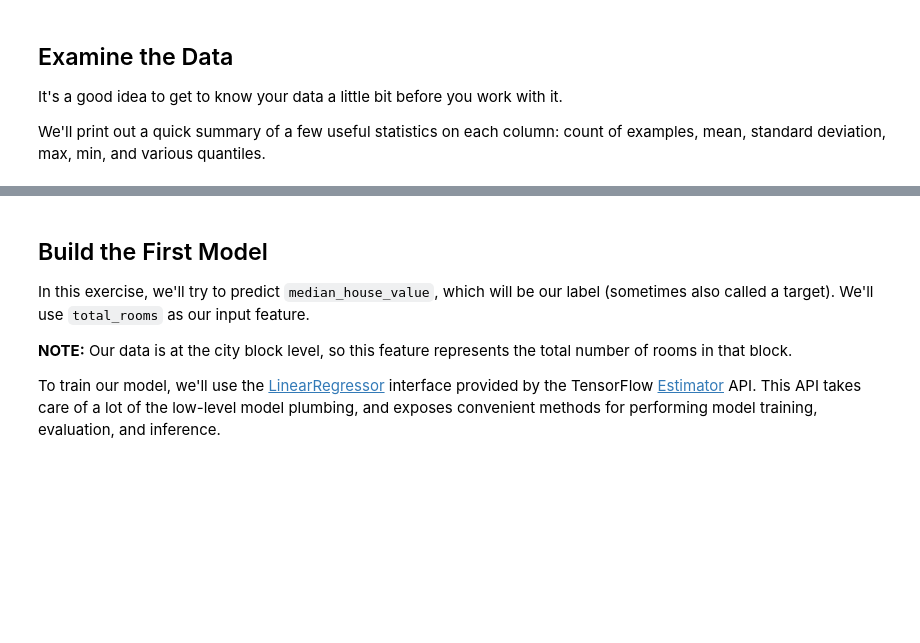
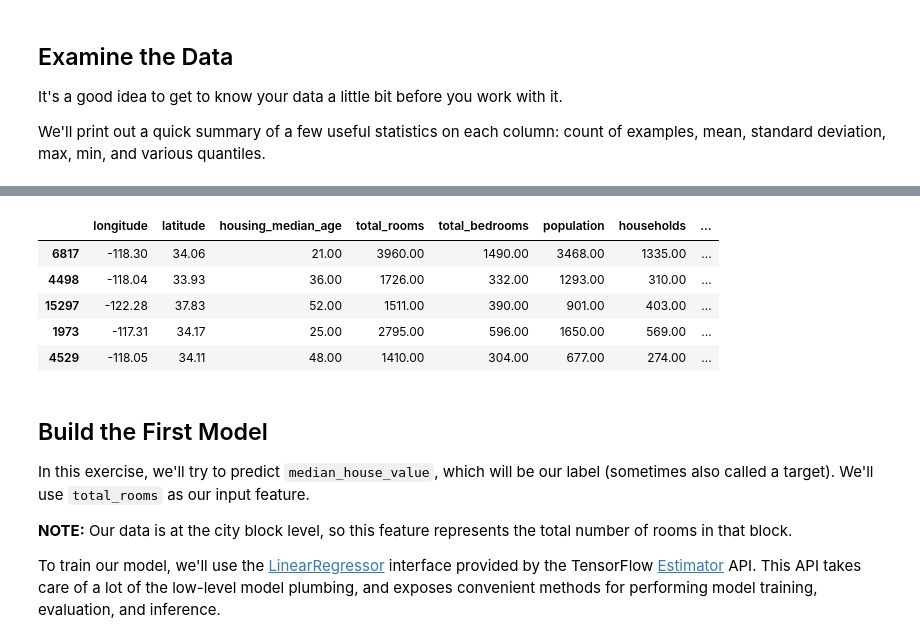
Before and after one commit to savvyjain/g-ml-crash-course, a Jupyter notebook: First_steps_with_tensor_flow.ipynb, the cells around one changed output, grey strips where cells are left out. Saved outputs shown, nothing was run; the diff lists cells and outputs as text; code cells hidden in the pictures; blank space fills up the shorter version.

```diff
--- a/First_steps_with_tensor_flow.ipynb
+++ b/First_steps_with_tensor_flow.ipynb
@@ -44,7 +44,7 @@ from tensorflow.python.data import Dataset
 
 tf.logging.set_verbosity(tf.logging.ERROR)
 pd.options.display.max_rows = 10
-pd.options.display.float_format = '{:.1f}'.format
+pd.options.display.float_format = '{:.2f}'.format
 # %% [markdown]
 Next, we'll load our data set.
 # %%
@@ -67,3 +92,12 @@ california_housing_dataframe.describe()
+# %%
+california_housing_dataframe.head()
+# %% [output]
+|  | longitude | latitude | housing_median_age | total_rooms | total_bedrooms | population | households | ... |
+| 6817 | -118.30 | 34.06 | 21.00 | 3960.00 | 1490.00 | 3468.00 | 1335.00 | ... |
+| 4498 | -118.04 | 33.93 | 36.00 | 1726.00 | 332.00 | 1293.00 | 310.00 | ... |
+| 15297 | -122.28 | 37.83 | 52.00 | 1511.00 | 390.00 | 901.00 | 403.00 | ... |
+| 1973 | -117.31 | 34.17 | 25.00 | 2795.00 | 596.00 | 1650.00 | 569.00 | ... |
+| 4529 | -118.05 | 34.11 | 48.00 | 1410.00 | 304.00 | 677.00 | 274.00 | ... |
 # %% [markdown]
 ## Build the First Model
 
```
Also changed, not shown: parts of 3 cells of this notebook.
